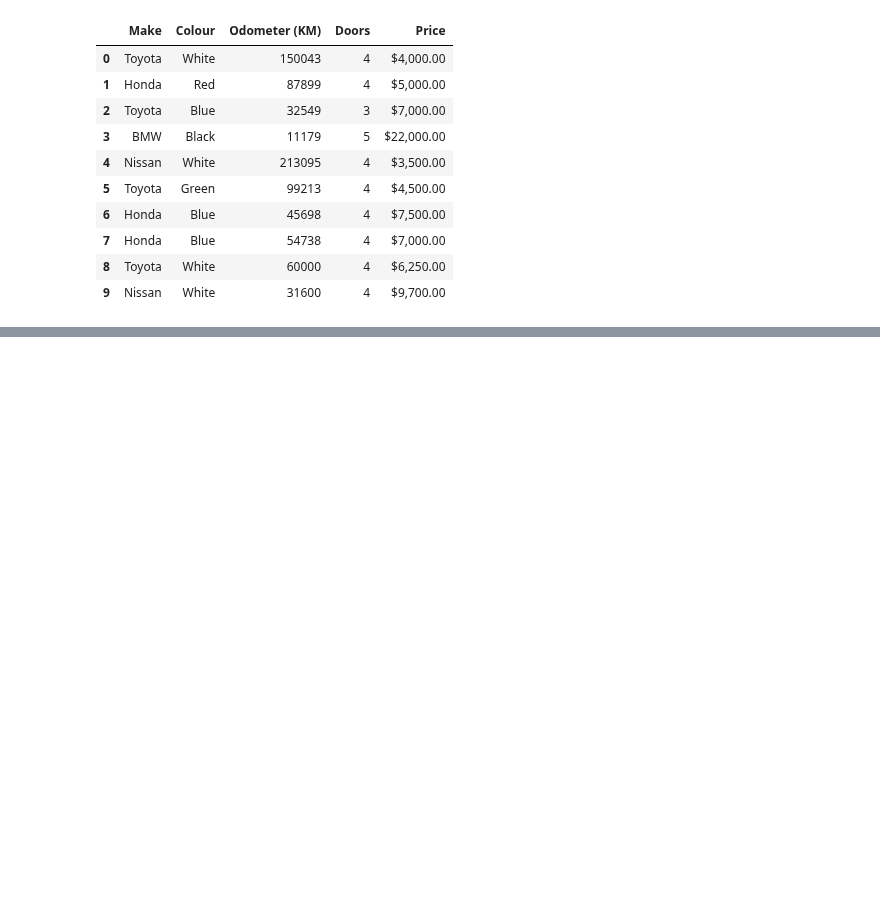
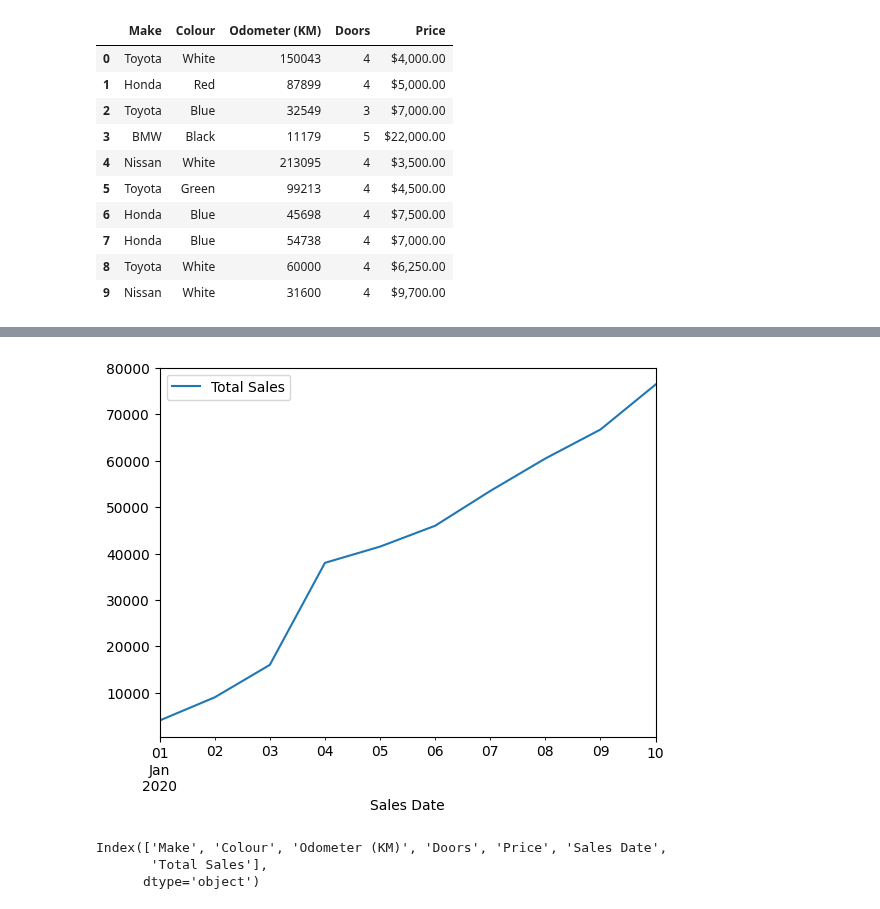
Before and after one commit to rsradev/DataLab, a Jupyter notebook: ml-area/plotting_from_pandas.ipynb, the cells around one changed output, grey strips where cells are left out. Saved outputs shown, nothing was run; the diff lists cells and outputs as text; code cells hidden in the pictures; blank space fills up the shorter version.

```diff
--- a/ml-area/plotting_from_pandas.ipynb
+++ b/ml-area/plotting_from_pandas.ipynb
@@ -27,0 +28,4 @@ ts.plot()
+# %%
+df_car_sales['Price'] = df_car_sales['Price'].replace('[\$\,\.]', '',regex=True).astype(int)//100
+# %%
+df_car_sales['Sales Date'] = pd.date_range("1/1/2020", periods=len(df_car_sales))
@@ -27,0 +46,2 @@ ts.plot()
+# %%
+df_car_sales['Total Sales'] = df_car_sales['Price'].cumsum()
@@ -27,0 +62,10 @@ ts.plot()
+# %%
+df_car_sales.plot(x='Sales Date', y='Total Sales');
+# %% [output]
+[figure, added]
+# %%
+df_car_sales.columns
+# %% [output]
+Index(['Make', 'Colour', 'Odometer (KM)', 'Doors', 'Price', 'Sales Date',
+       'Total Sales'],
+      dtype='object')
```
Also changed, not shown: parts of 11 cells of this notebook, 7 other files.
